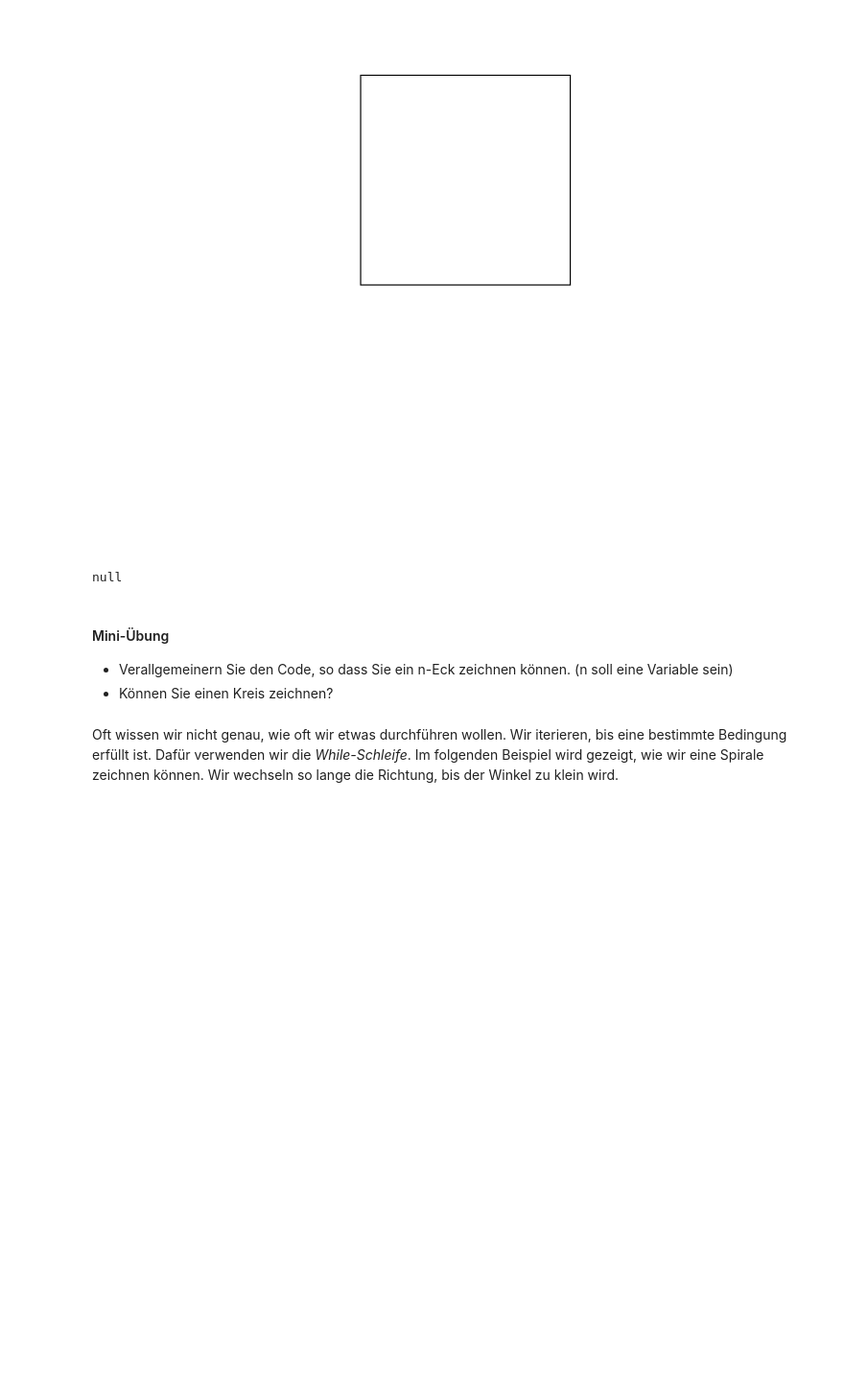
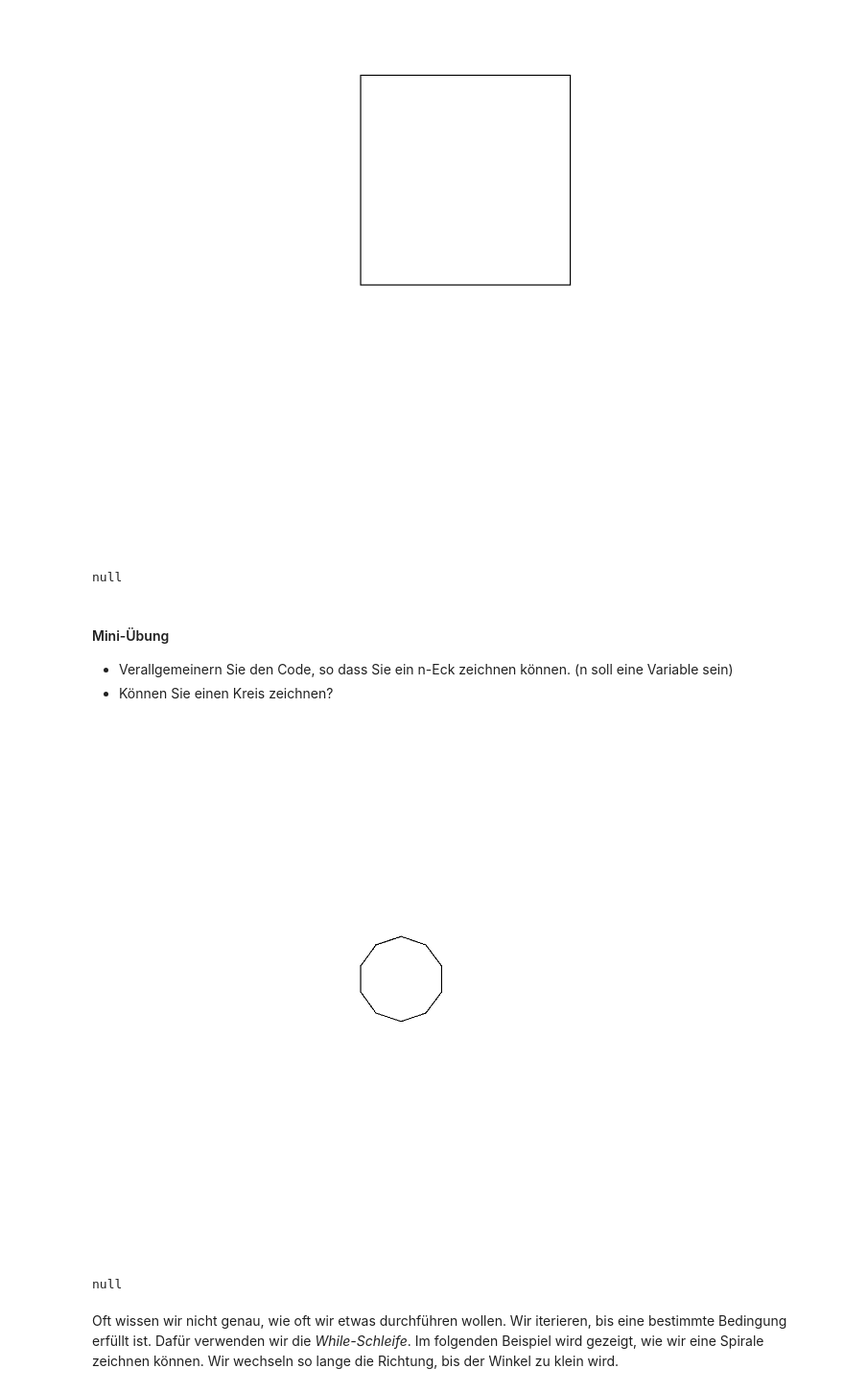
Before and after one commit to unibas-marcelluethi/gdp, a Jupyter notebook: notebooks/EinfacheProgramme.ipynb, the cells around one changed output. Shown at 96% size. Saved outputs shown, nothing was run; the diff lists cells and outputs as text; code cells hidden in the pictures; blank space fills up the shorter version.

```diff
--- a/notebooks/EinfacheProgramme.ipynb
+++ b/notebooks/EinfacheProgramme.ipynb
@@ -243,3 +310,20 @@ null
+# %%
+// Ihre Lösung
+
+clear();
+home();
+
+int n = 10; // n = 360 um einen Kreis anzunähern
+double sideLength = 10;
+penDown();
+for (int i = 0; i < n; i++) {
+    forward( sideLength );
+    turnRight(360 / n);
+}
+display(drawing());
+# %% [output]
+[figure, added]
+null
 # %% [markdown]
 Oft wissen wir nicht genau, wie oft wir etwas durchführen wollen. Wir iterieren, bis eine bestimmte Bedingung erfüllt ist. Dafür verwenden wir die *While-Schleife*. Im folgenden Beispiel wird gezeigt, wie wir eine Spirale zeichnen können. Wir wechseln so lange die Richtung, bis der Winkel zu klein wird.
 # %%
```
Also changed, not shown: parts of 18 cells of this notebook.
